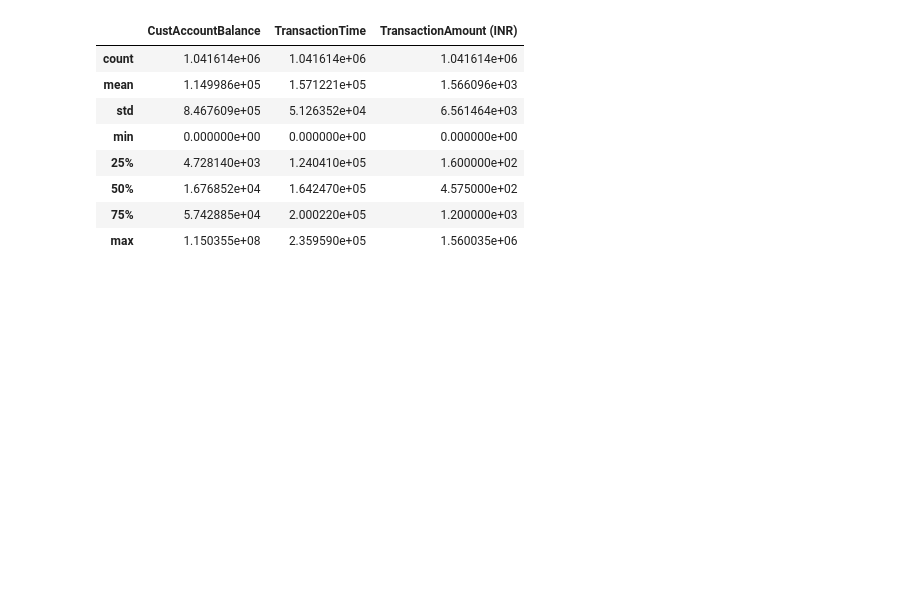
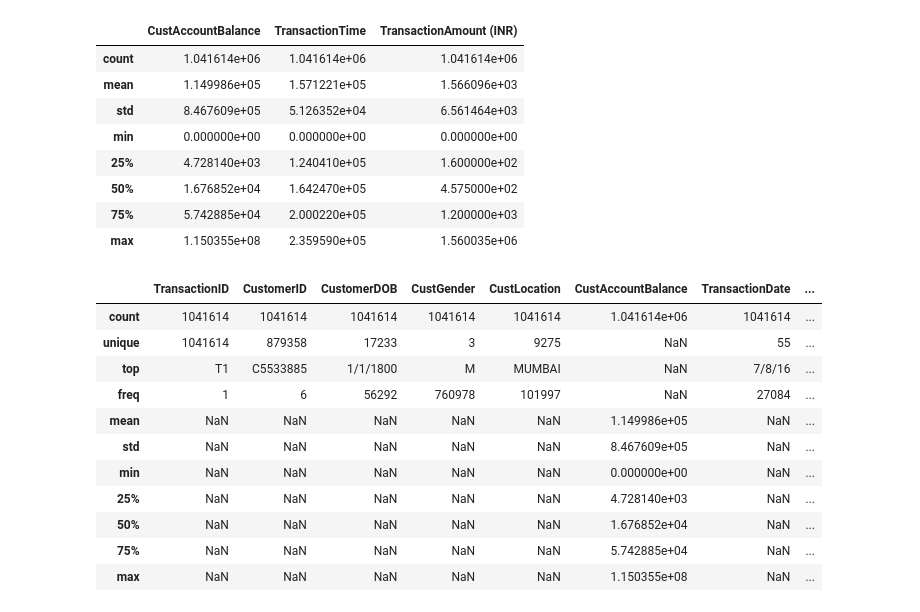
Before and after one commit to Emerald-GitHub/RFM-Based-Customer-Segmentation, a Jupyter notebook: Notebooks/RFM_Customer_Segmentation_solution.ipynb, the cells around one changed output. Cells and saved outputs as stored; diff of their text form; code cells hidden in the pictures; blank space fills up the shorter version.

```diff
--- a/Notebooks/RFM_Customer_Segmentation_solution.ipynb
+++ b/Notebooks/RFM_Customer_Segmentation_solution.ipynb
@@ -67,3 +67,19 @@ df.describe()
 | 50% | 1.676852e+04 | 1.642470e+05 | 4.575000e+02 |
 | 75% | 5.742885e+04 | 2.000220e+05 | 1.200000e+03 |
 | max | 1.150355e+08 | 2.359590e+05 | 1.560035e+06 |
+# %%
+# obtain descriptive statistics for every feature
+df.describe(include = "all")
+# %% [output]
+|  | TransactionID | CustomerID | CustomerDOB | CustGender | CustLocation | CustAccountBalance | TransactionDate | ... |
+| count | 1041614 | 1041614 | 1041614 | 1041614 | 1041614 | 1.041614e+06 | 1041614 | ... |
+| unique | 1041614 | 879358 | 17233 | 3 | 9275 | NaN | 55 | ... |
+| top | T1 | C5533885 | 1/1/1800 | M | MUMBAI | NaN | 7/8/16 | ... |
+| freq | 1 | 6 | 56292 | 760978 | 101997 | NaN | 27084 | ... |
+| mean | NaN | NaN | NaN | NaN | NaN | 1.149986e+05 | NaN | ... |
+| std | NaN | NaN | NaN | NaN | NaN | 8.467609e+05 | NaN | ... |
+| min | NaN | NaN | NaN | NaN | NaN | 0.000000e+00 | NaN | ... |
+| 25% | NaN | NaN | NaN | NaN | NaN | 4.728140e+03 | NaN | ... |
+| 50% | NaN | NaN | NaN | NaN | NaN | 1.676852e+04 | NaN | ... |
+| 75% | NaN | NaN | NaN | NaN | NaN | 5.742885e+04 | NaN | ... |
+| max | NaN | NaN | NaN | NaN | NaN | 1.150355e+08 | NaN | ... |
```
Also changed, not shown: parts of 34 cells of this notebook.
